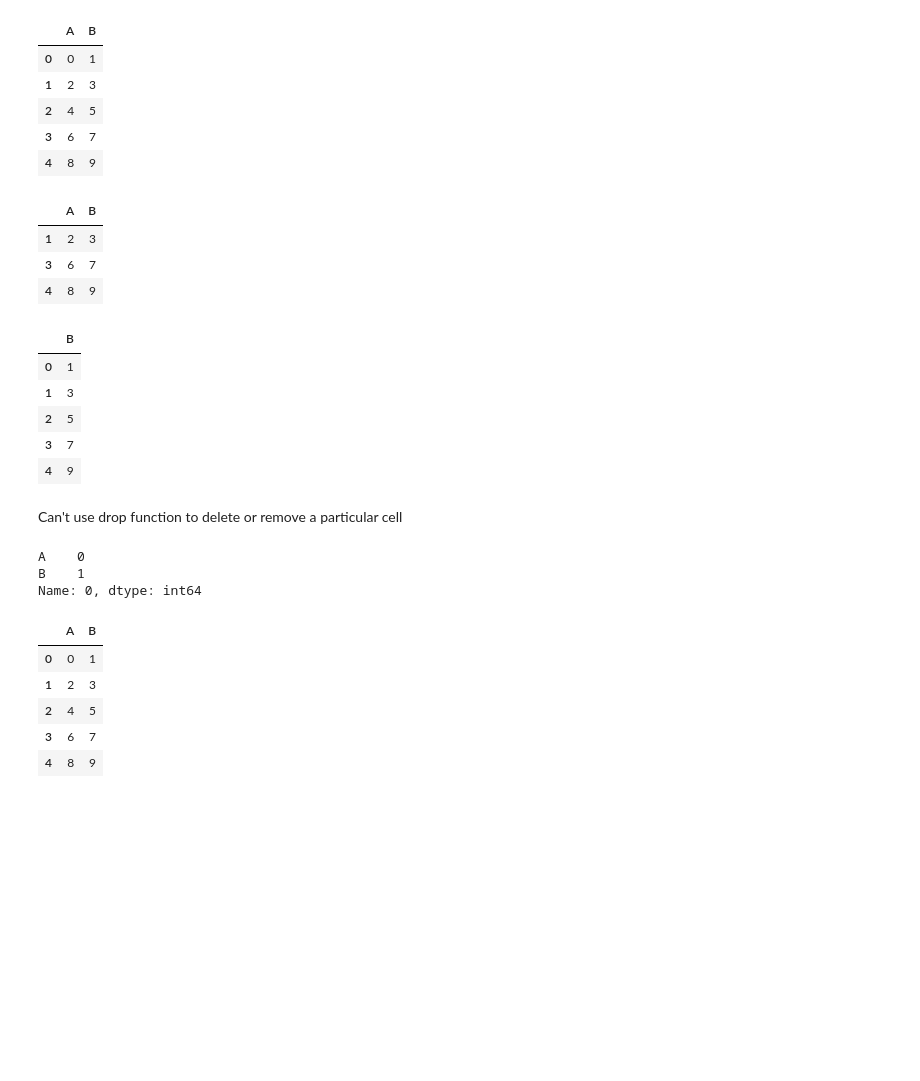
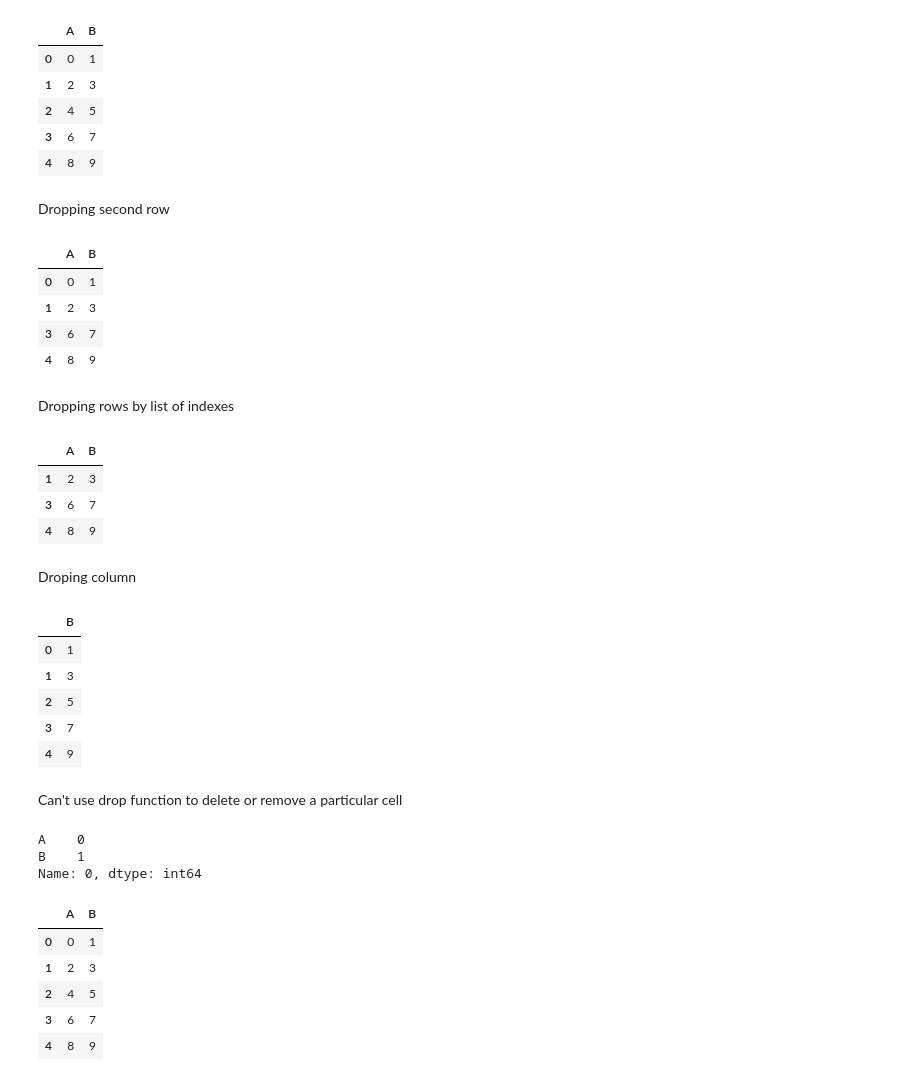
Before and after one commit to arun1248/data-science, a Jupyter notebook: notes/py_ds/day4.ipynb, the cells around one changed output. Drawn from its saved outputs; the diff is of its cells as text; code cells hidden in the pictures; blank space fills up the shorter version.

```diff
--- a/notes/py_ds/day4.ipynb
+++ b/notes/py_ds/day4.ipynb
@@ -978,4 +980,5 @@ df = pd.DataFrame(np.arange(10).reshape(-1, 2), columns=['A', 'B'])
 # %%
+df = pd.DataFrame({'A': [x for x in range(10) if x %2 == 0], 'B': [x for x in range(10) if x%2 != 0]})
 df
 # %% [output]
 |  | A | B |
@@ -984,6 +987,18 @@ df
 | 2 | 4 | 5 |
 | 3 | 6 | 7 |
 | 4 | 8 | 9 |
+# %% [markdown]
+Dropping second row
+# %%
+df.drop(2)
+# %% [output]
+|  | A | B |
+| 0 | 0 | 1 |
+| 1 | 2 | 3 |
+| 3 | 6 | 7 |
+| 4 | 8 | 9 |
+# %% [markdown]
+Dropping rows by list of indexes
 # %%
 df.drop([2, 0])
 # %% [output]
@@ -991,4 +1006,6 @@ df.drop([2, 0])
 | 1 | 2 | 3 |
 | 3 | 6 | 7 |
 | 4 | 8 | 9 |
+# %% [markdown]
+Droping column
 # %%
```
Also changed, not shown: parts of 15 cells of this notebook.
